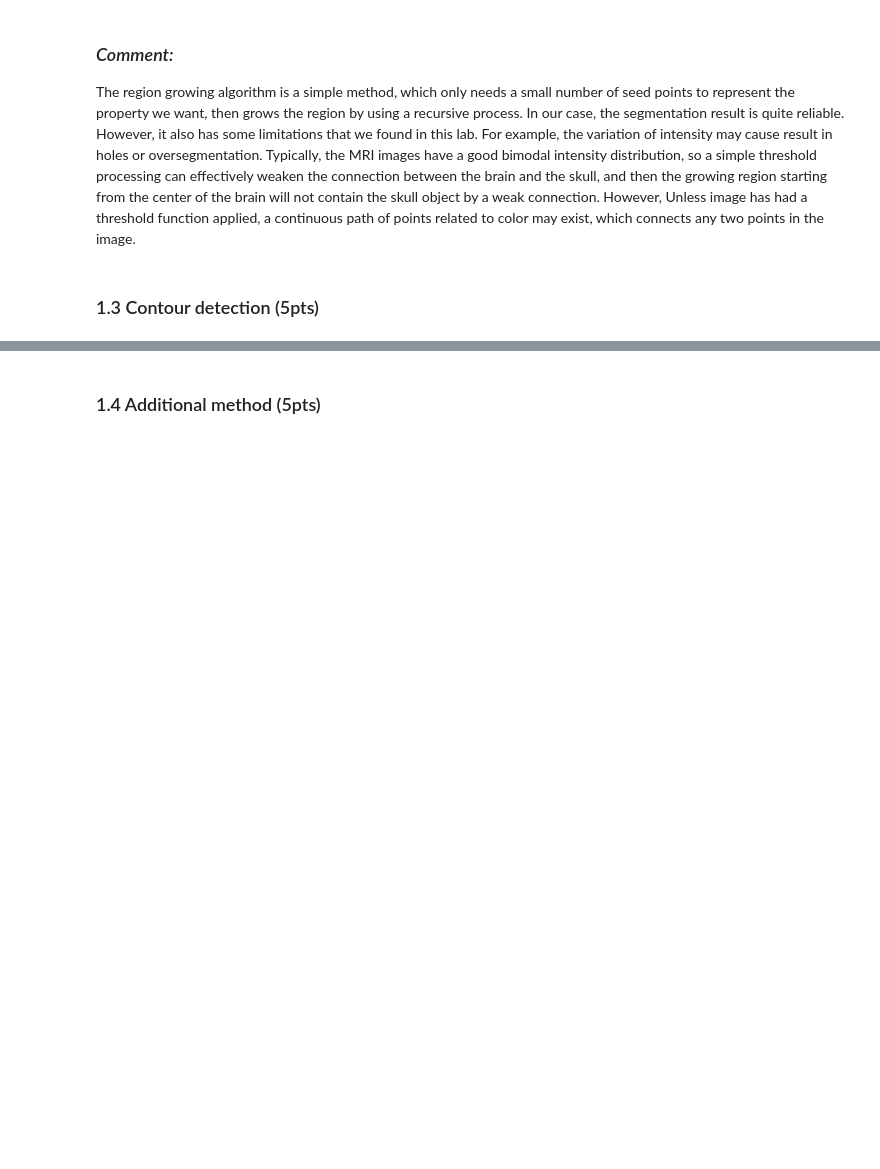
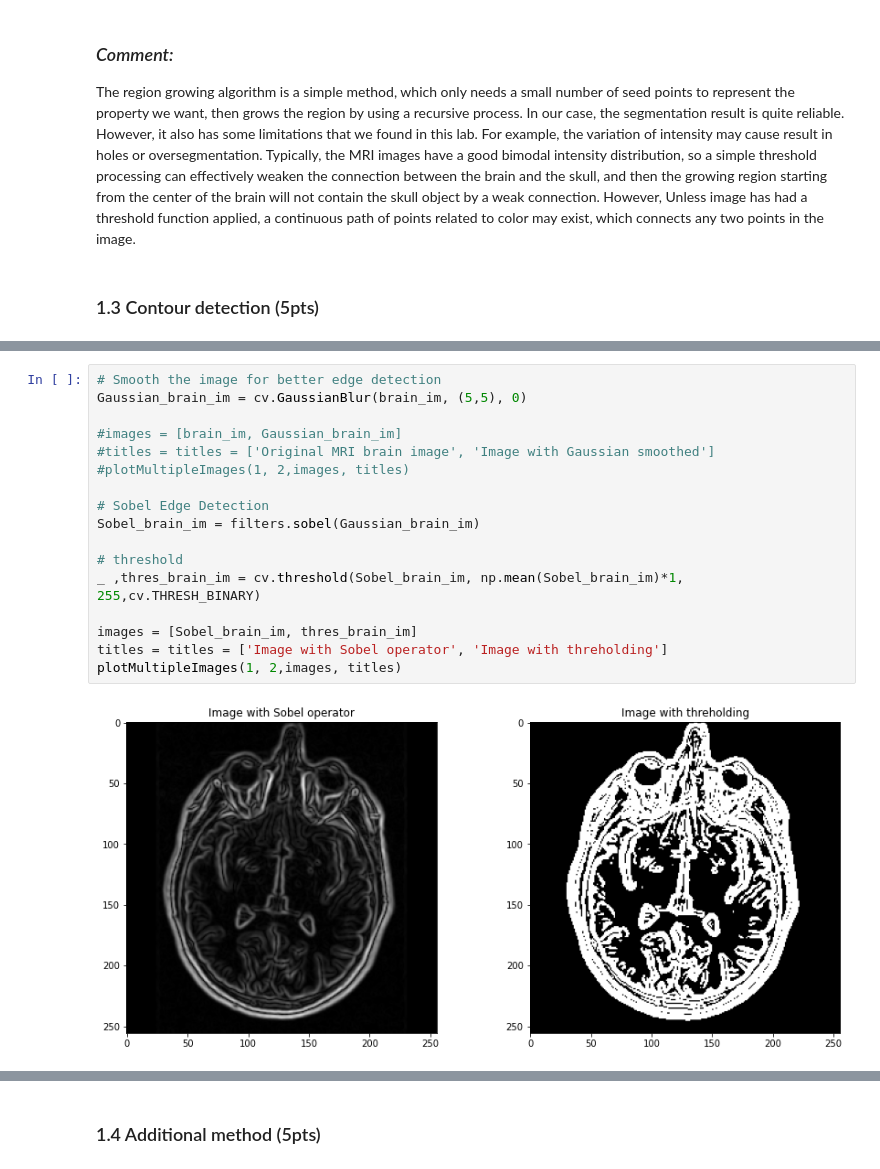
Before and after one commit to LTS5/iapr, a Jupyter notebook: labs/lab_01_segmentation.ipynb, the cells around one changed output, grey strips where cells are left out. Cells and saved outputs as stored; diff of their text form; blank space fills up the shorter version.

```diff
--- a/labs/lab_01_segmentation.ipynb
+++ b/labs/lab_01_segmentation.ipynb
@@ -243,0 +276,19 @@ Unless image has had a threshold function applied, a continuous path of points r
+# %%
+# Smooth the image for better edge detection
+Gaussian_brain_im = cv.GaussianBlur(brain_im, (5,5), 0)
+
+#images = [brain_im, Gaussian_brain_im]
+#titles = titles = ['Original MRI brain image', 'Image with Gaussian smoothed']
+#plotMultipleImages(1, 2,images, titles)
+
+# Sobel Edge Detection
+Sobel_brain_im = filters.sobel(Gaussian_brain_im)
+
+# threshold
+_ ,thres_brain_im = cv.threshold(Sobel_brain_im, np.mean(Sobel_brain_im)*1, 255,cv.THRESH_BINARY)
+
+images = [Sobel_brain_im, thres_brain_im]
+titles = titles = ['Image with Sobel operator', 'Image with threholding']
+plotMultipleImages(1, 2,images, titles)
+# %% [output]
+[figure, added]
```
Also changed, not shown: parts of 11 cells of this notebook.
